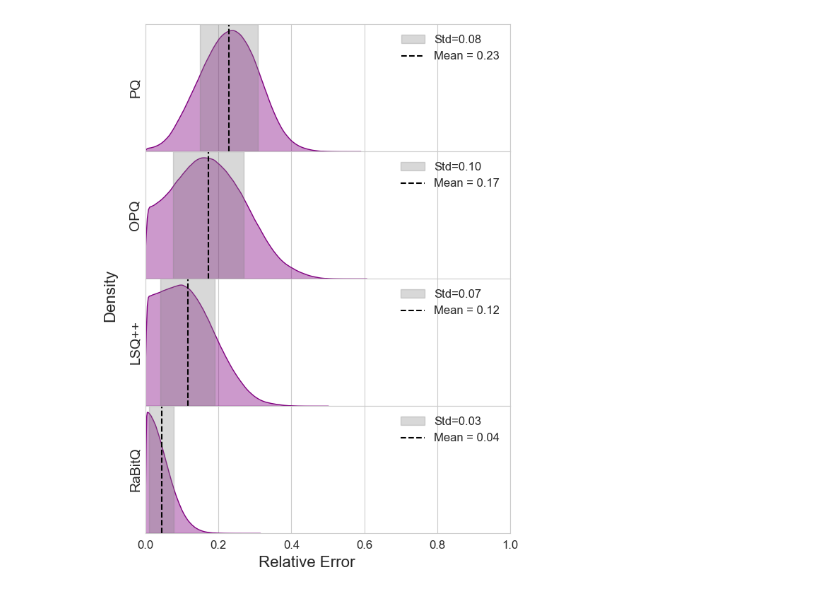
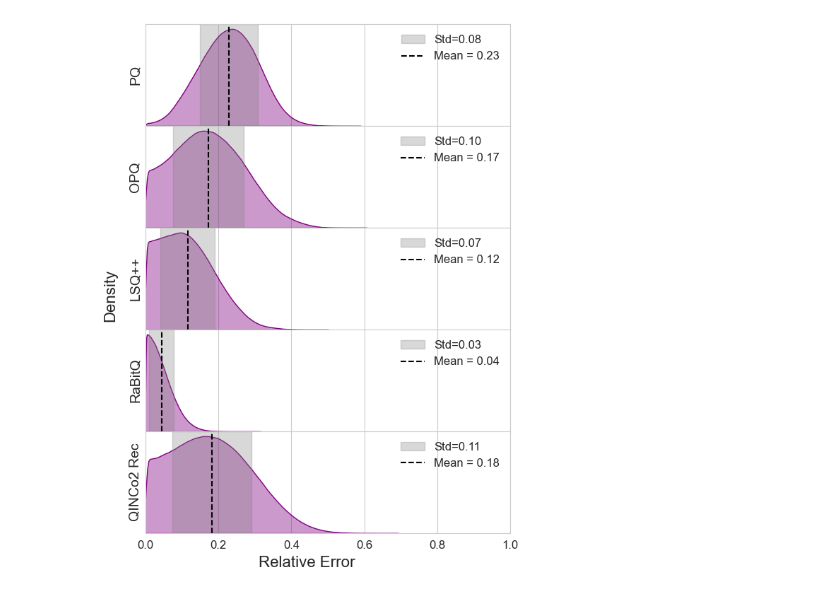
Before and after one commit to Hendrix8/hdvc, a Jupyter notebook: notebooks/total_rel_error.ipynb, the cells around one changed output. Saved outputs shown, nothing was run; the diff lists cells and outputs as text; code cells hidden in the pictures.

Commit message:
dist comp for qinco

```diff
--- a/notebooks/total_rel_error.ipynb
+++ b/notebooks/total_rel_error.ipynb
@@ -12,7 +12,9 @@ methods = {
     "PQ": os.path.join(base_dir, "pq", "rel_error.bin"),
     "OPQ": os.path.join(base_dir, "opq", "rel_error.bin"),
     "LSQ++": os.path.join(base_dir, "lsq_pp", "rel_error.bin"),
-    "RaBitQ": os.path.join(base_dir, "rabitq", "rel_error.bin")
+    "RaBitQ": os.path.join(base_dir, "rabitq", "rel_error.bin"),
+    "QINCo2 Rec": os.path.join(base_dir, "qinco2", "rel_error_rec.bin"),
+
 }
 
 # Styling
@@ -32,31 +34,31 @@ fig, axes = plt.subplots(len(methods), 1, figsize=(6, 8), sharex=True)
 
 for ax, (method_name, path) in zip(axes, methods.items()):
     # Load data
     rel_error = np.fromfile(path, dtype=np.float32)
     rel_error = rel_error[np.isfinite(rel_error)]
 
     mean_rel, std_rel = rel_error.mean(), rel_error.std()
 
     # KDE plot
     sns.kdeplot(rel_error, fill=True, color="purple", alpha=0.4, ax=ax)
 
     # ±1 std region and mean line
     ax.axvspan(mean_rel - std_rel, mean_rel + std_rel, color="grey", alpha=0.3, label=f"Std={std_rel:.2f}")
     ax.axvline(mean_rel, linestyle="--", color="black", label=f"Mean = {mean_rel:.2f}")
 
     # Limits, labels, and legend
     ax.set_xlim(0, 1)
     ax.set_ylabel(f"{method_name}")
     ax.legend(frameon=False, loc="upper right")
     ax.set_yticks([])
 
 # Common axis labels
 fig.text(0.5, 0.02, "Relative Error", ha="center", fontsize=16)
 fig.text(0.02, 0.5, "Density", va="center", rotation="vertical", fontsize=16)
 
 # ⬇️ Remove all vertical space between plots
 plt.subplots_adjust(hspace=0, left=0.12, right=0.98, bottom=0.08, top=0.98)
 
 plt.show()
 # %% [output]
-[figure, old version]
+[figure, new version]
```
Also changed, not shown: 1 other file.
